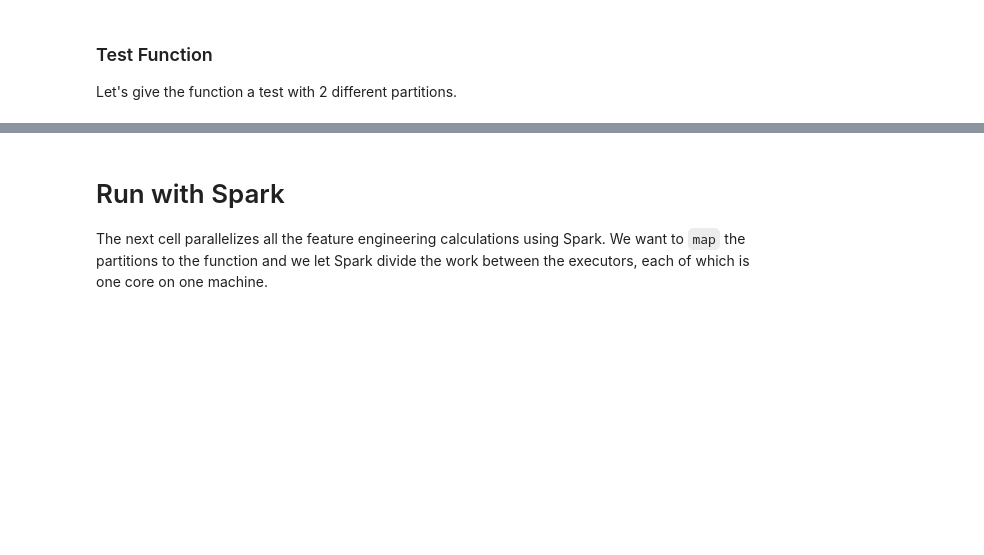
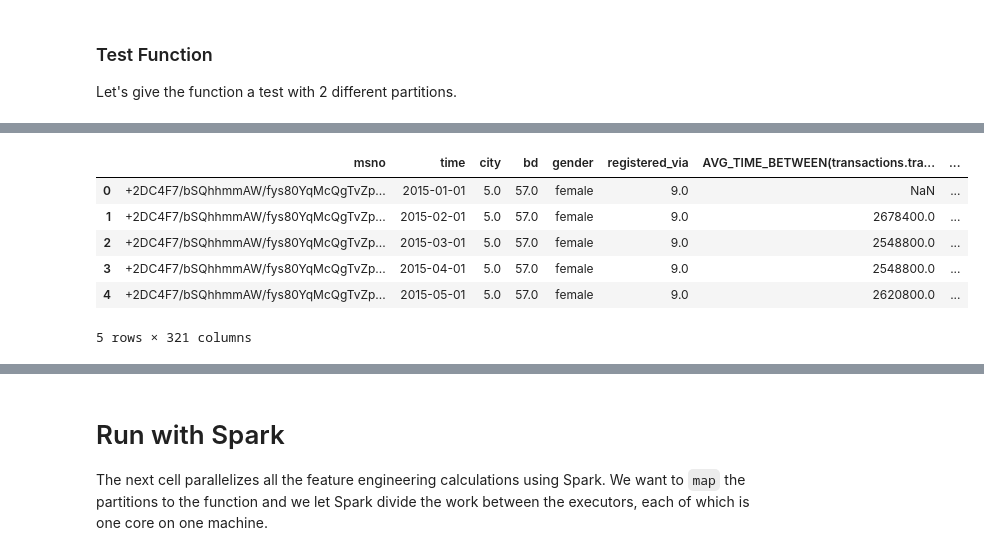
Before and after one commit to alteryx/open_source_demos, a Jupyter notebook: predict-customer-churn/churn/4. Feature Engineering on Spark.ipynb, the cells around one changed output, grey strips where cells are left out. Cells and saved outputs as stored; diff of their text form; code cells hidden in the pictures; blank space fills up the shorter version.

```diff
--- a/predict-customer-churn/churn/4. Feature Engineering on Spark.ipynb
+++ b/predict-customer-churn/churn/4. Feature Engineering on Spark.ipynb
@@ -340,5 +371,13 @@ print(f'{round(end - start)} seconds elapsed.')
 # %%
-feature_matrix = pd.read_csv(f'{BASE_DIR}/p950/MS-31_feature_matrix.csv', low_memory = False)
+feature_matrix = pd.read_csv(f'{BASE_DIR}/p10/MS-31_feature_matrix.csv', low_memory=False)
 feature_matrix.head()
+# %% [output]
+|  | msno | time | city | bd | gender | registered_via | AVG_TIME_BETWEEN(transactions.tra... | ... |
+| 0 | +2DC4F7/bSQhhmmAW/fys80YqMcQgTvZp... | 2015-01-01 | 5.0 | 57.0 | female | 9.0 | NaN | ... |
+| 1 | +2DC4F7/bSQhhmmAW/fys80YqMcQgTvZp... | 2015-02-01 | 5.0 | 57.0 | female | 9.0 | 2678400.0 | ... |
+| 2 | +2DC4F7/bSQhhmmAW/fys80YqMcQgTvZp... | 2015-03-01 | 5.0 | 57.0 | female | 9.0 | 2548800.0 | ... |
+| 3 | +2DC4F7/bSQhhmmAW/fys80YqMcQgTvZp... | 2015-04-01 | 5.0 | 57.0 | female | 9.0 | 2548800.0 | ... |
+| 4 | +2DC4F7/bSQhhmmAW/fys80YqMcQgTvZp... | 2015-05-01 | 5.0 | 57.0 | female | 9.0 | 2620800.0 | ... |
+5 rows × 321 columns
 # %%
 start = timer()
```
Also changed, not shown: parts of 14 cells of this notebook.
